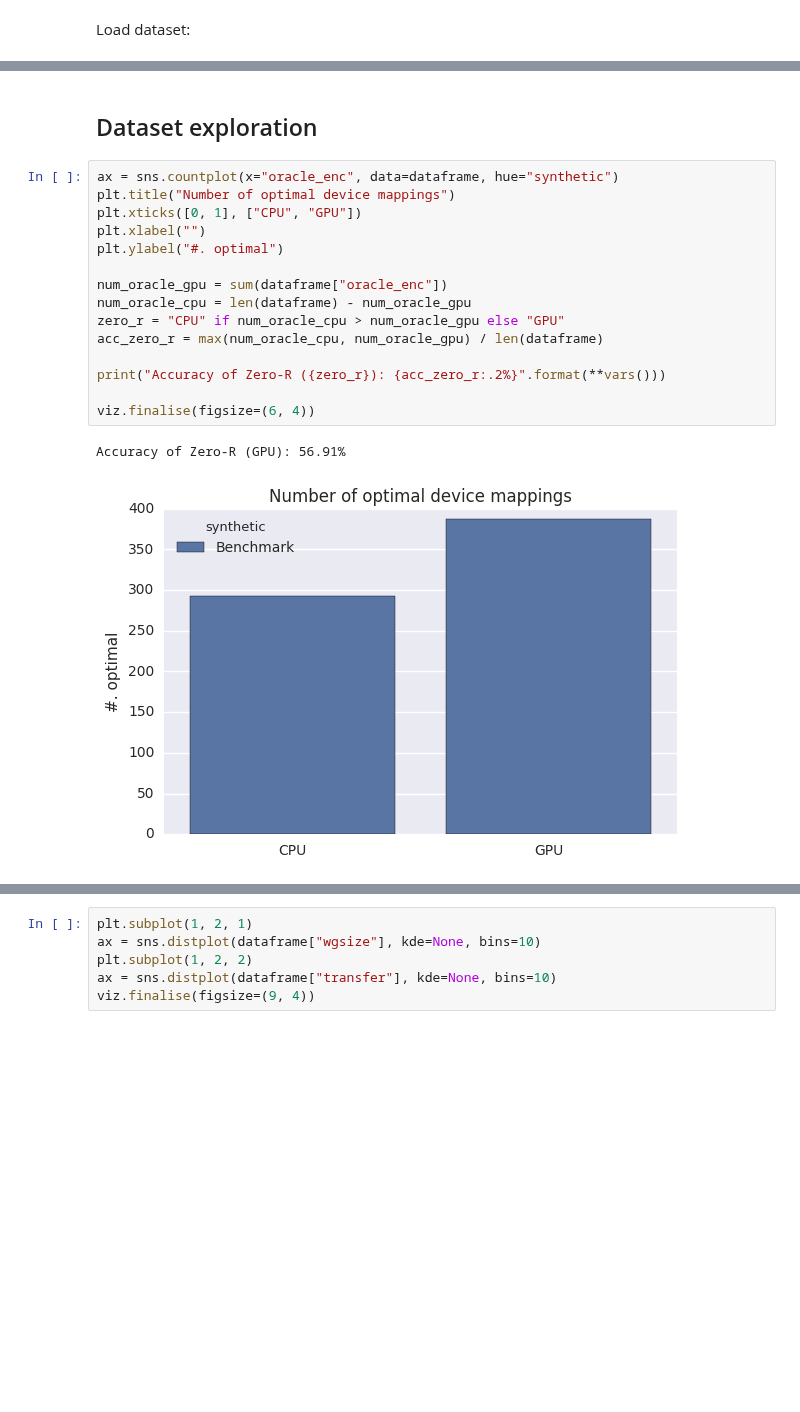
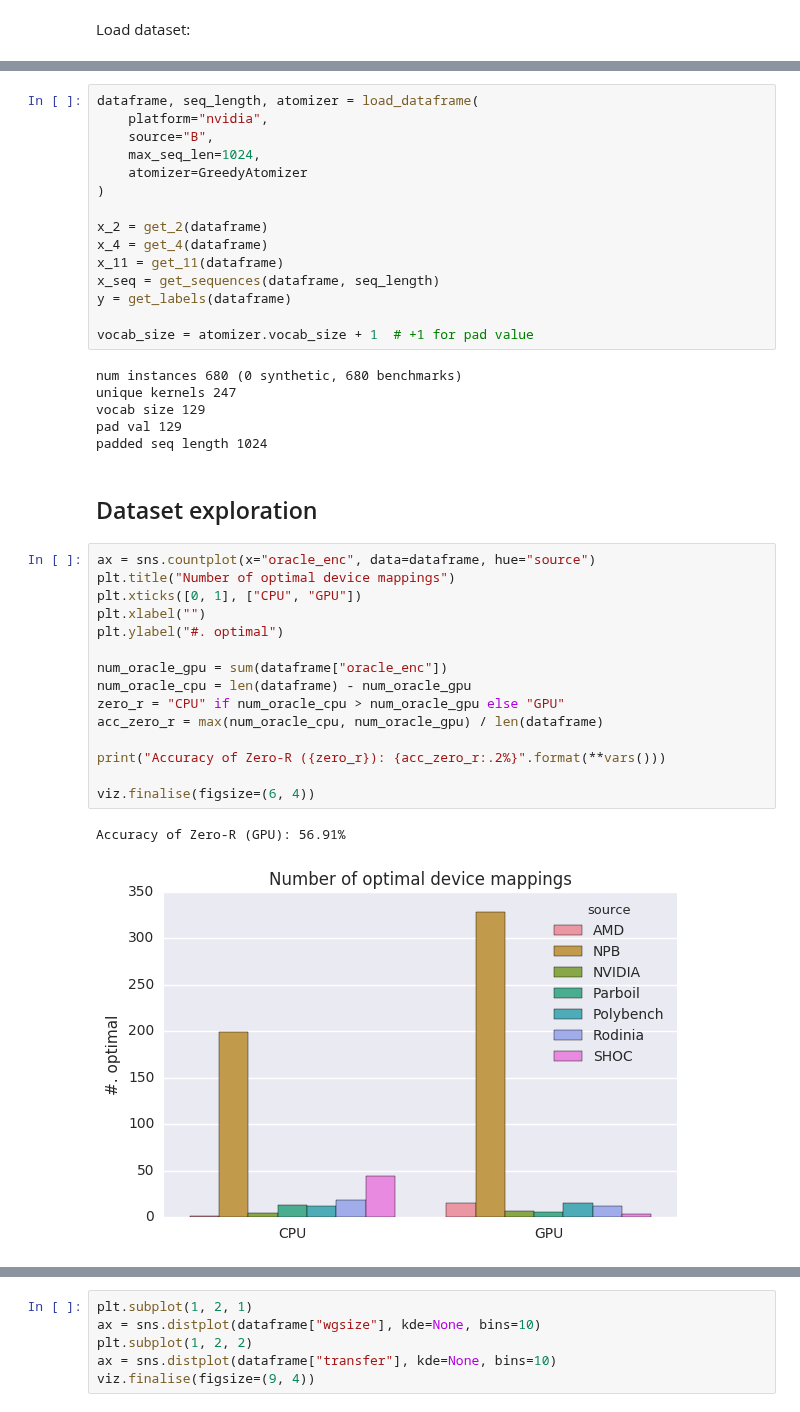
Before and after one commit to ChrisCummins/phd, a Jupyter notebook: lab/clgen/Classification.ipynb, the cells around one changed output, grey strips where cells are left out. Drawn from its saved outputs; the diff is of its cells as text; blank space fills up the shorter version.

```diff
--- a/lab/clgen/Classification.ipynb
+++ b/lab/clgen/Classification.ipynb
@@ -243,23 +249,44 @@ num instances 680
+# %%
+dataframe, seq_length, atomizer = load_dataframe(
+    platform="nvidia",
+    source="B",
+    max_seq_len=1024,
+    atomizer=GreedyAtomizer
+)
+
+x_2 = get_2(dataframe)
+x_4 = get_4(dataframe)
+x_11 = get_11(dataframe)
+x_seq = get_sequences(dataframe, seq_length)
+y = get_labels(dataframe)
+
+vocab_size = atomizer.vocab_size + 1  # +1 for pad value
+# %% [output]
+num instances 680 (0 synthetic, 680 benchmarks)
+unique kernels 247
+vocab size 129
+pad val 129
+padded seq length 1024
 # %% [markdown]
 ## Dataset exploration
 # %%
-ax = sns.countplot(x="oracle_enc", data=dataframe, hue="synthetic")
+ax = sns.countplot(x="oracle_enc", data=dataframe, hue="source")
 plt.title("Number of optimal device mappings")
 plt.xticks([0, 1], ["CPU", "GPU"])
 plt.xlabel("")
 plt.ylabel("#. optimal")
 
 num_oracle_gpu = sum(dataframe["oracle_enc"])
 num_oracle_cpu = len(dataframe) - num_oracle_gpu
 zero_r = "CPU" if num_oracle_cpu > num_oracle_gpu else "GPU"
 acc_zero_r = max(num_oracle_cpu, num_oracle_gpu) / len(dataframe)
 
 print("Accuracy of Zero-R ({zero_r}): {acc_zero_r:.2%}".format(**vars()))
 
 viz.finalise(figsize=(6, 4))
 # %% [output]
 Accuracy of Zero-R (GPU): 56.91%
-[figure, old version]
+[figure, new version]
 # %%
 plt.subplot(1, 2, 1)
 ax = sns.distplot(dataframe["src_len"], kde=None, bins=10)
```
Also changed, not shown: parts of 33 cells of this notebook.
